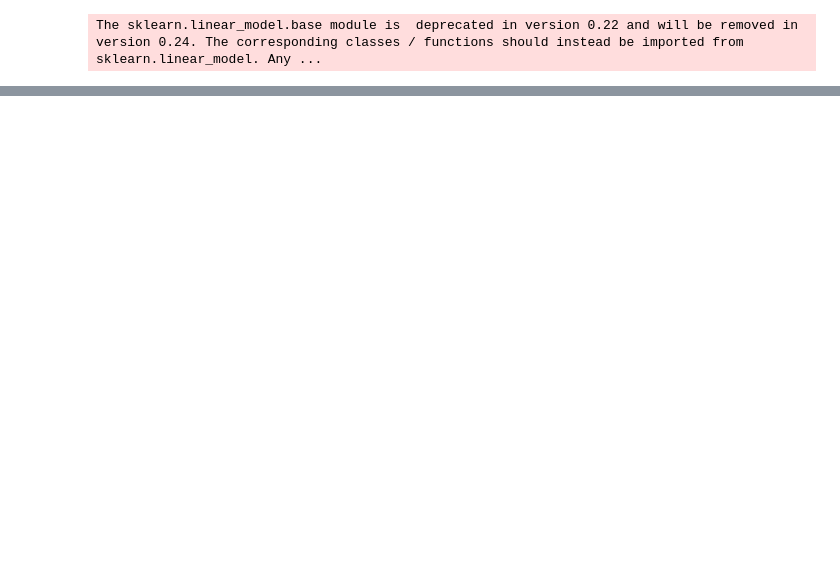
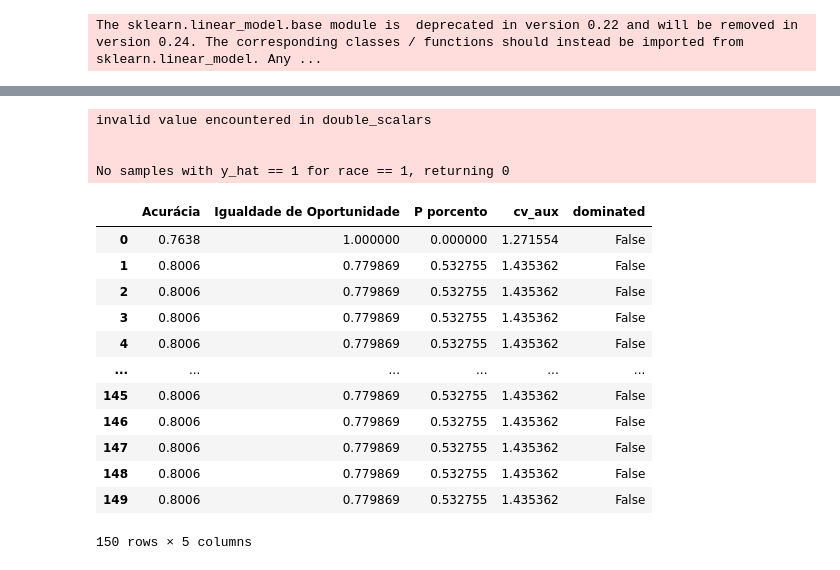
Before and after one commit to viguardieiro/moopt_fairness, a Jupyter notebook: Tradeoff.ipynb, the cells around one changed output, grey strips where cells are left out. Saved outputs shown, nothing was run; the diff lists cells and outputs as text; code cells hidden in the pictures; blank space fills up the shorter version.

```diff
--- a/Tradeoff.ipynb
+++ b/Tradeoff.ipynb
@@ -181,3 +421,48 @@ fig.update_layout(
 fig.show()
 # %% [output]
 [interactive output not drawn]
+# %%
+import numpy as np
+
+C_values = np.linspace(1e-10, 10, 150)**2
+
+metrics_adult_log_aux = {"Acurácia": [], "Igualdade de Oportunidade": [], "P porcento": [], "Coeficiente de variação": []}
+
+for C in C_values:
+    model = LogisticRegression(C=C, max_iter=10**3, tol=10**-6)
+    model.fit(X_train, y_train)
+    metrics_adult_log_aux["Acurácia"].append(model.score(X_test, y_test))
+    metrics_adult_log_aux["Igualdade de Oportunidade"].append(equal_opportunity_score(sensitive_column=fair_feature)(model,
+                                                                                                            X_test, y_test))
+    metrics_adult_log_aux["P porcento"].append(p_percent_score(sensitive_column=fair_feature)(model,X_test))
+    metrics_adult_log_aux["Coeficiente de variação"].append(coefficient_of_variation(model, X_test, y_test))
+# %% [output]
+invalid value encountered in double_scalars
+
+
+No samples with y_hat == 1 for race == 1, returning 0
+# %%
+metrics_adult_log = pd.DataFrame(data=metrics_adult_log_aux, columns=['Acurácia','Igualdade de Oportunidade','P porcento',
+                                     'Coeficiente de variação'])
+
+metrics_adult_log['cv_aux'] = 1/metrics_adult_log['Coeficiente de variação']
+
+metrics_adult_log = metrics_adult_log.drop('Coeficiente de variação', axis=1)
+dominate_metr = [any([dominate(other, row) for other in metrics_adult_log.values]) for row in metrics_adult_log.values]
+metrics_adult_log['dominated'] = dominate_metr
+# %%
+metrics_adult_log
+# %% [output]
+|  | Acurácia | Igualdade de Oportunidade | P porcento | cv_aux | dominated |
+| 0 | 0.7638 | 1.000000 | 0.000000 | 1.271554 | False |
+| 1 | 0.8006 | 0.779869 | 0.532755 | 1.435362 | False |
+| 2 | 0.8006 | 0.779869 | 0.532755 | 1.435362 | False |
+| 3 | 0.8006 | 0.779869 | 0.532755 | 1.435362 | False |
+| 4 | 0.8006 | 0.779869 | 0.532755 | 1.435362 | False |
+| ... | ... | ... | ... | ... | ... |
+| 145 | 0.8006 | 0.779869 | 0.532755 | 1.435362 | False |
+| 146 | 0.8006 | 0.779869 | 0.532755 | 1.435362 | False |
+| 147 | 0.8006 | 0.779869 | 0.532755 | 1.435362 | False |
+| 148 | 0.8006 | 0.779869 | 0.532755 | 1.435362 | False |
+| 149 | 0.8006 | 0.779869 | 0.532755 | 1.435362 | False |
+150 rows × 5 columns
```
Also changed, not shown: parts of 36 cells of this notebook, 1 other file.
